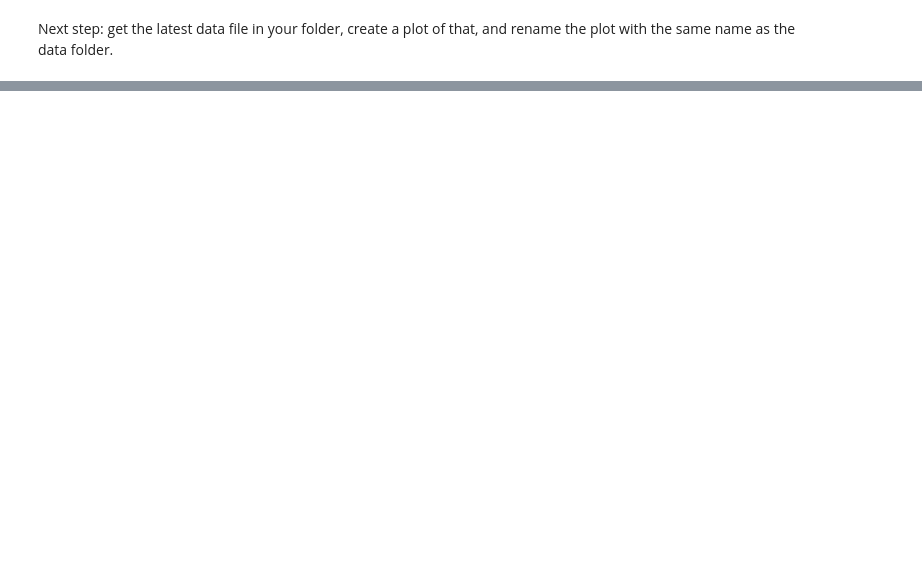
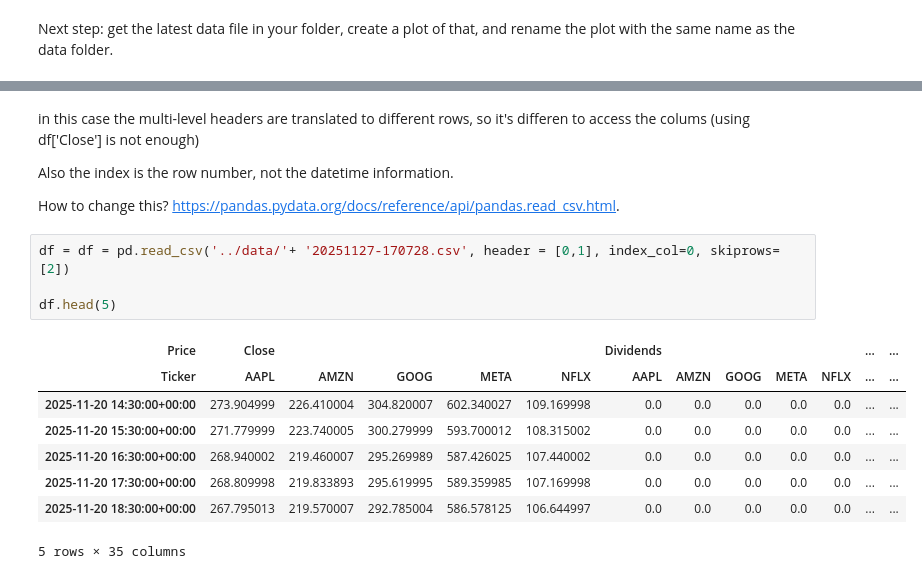
Before and after one commit to irenecelebrin/computer-infrastructure, a Jupyter notebook: roughwork/notes.ipynb, the cells around one changed output, grey strips where cells are left out. Cells and saved outputs as stored; diff of their text form; blank space fills up the shorter version.

```diff
--- a/roughwork/notes.ipynb
+++ b/roughwork/notes.ipynb
@@ -618,0 +639,19 @@ Next step: get the latest data file in your folder, create a plot of that, and r
+# %% [markdown]
+in this case the multi-level headers are translated to different rows, so it's differen to access the colums (using df['Close'] is not enough)
+
+Also the index is the row number, not the datetime information.
+
+How to change this? https://pandas.pydata.org/docs/reference/api/pandas.read_csv.html.
+# %%
+df = df = pd.read_csv('../data/'+ '20251127-170728.csv', header = [0,1], index_col=0, skiprows=[2])
+
+df.head(5)
+# %% [output]
+| Price | Close |  |  |  |  | Dividends |  |  |  |  | ... | ... |
+| Ticker | AAPL | AMZN | GOOG | META | NFLX | AAPL | AMZN | GOOG | META | NFLX | ... | ... |
+| 2025-11-20 14:30:00+00:00 | 273.904999 | 226.410004 | 304.820007 | 602.340027 | 109.169998 | 0.0 | 0.0 | 0.0 | 0.0 | 0.0 | ... | ... |
+| 2025-11-20 15:30:00+00:00 | 271.779999 | 223.740005 | 300.279999 | 593.700012 | 108.315002 | 0.0 | 0.0 | 0.0 | 0.0 | 0.0 | ... | ... |
+| 2025-11-20 16:30:00+00:00 | 268.940002 | 219.460007 | 295.269989 | 587.426025 | 107.440002 | 0.0 | 0.0 | 0.0 | 0.0 | 0.0 | ... | ... |
+| 2025-11-20 17:30:00+00:00 | 268.809998 | 219.833893 | 295.619995 | 589.359985 | 107.169998 | 0.0 | 0.0 | 0.0 | 0.0 | 0.0 | ... | ... |
+| 2025-11-20 18:30:00+00:00 | 267.795013 | 219.570007 | 292.785004 | 586.578125 | 106.644997 | 0.0 | 0.0 | 0.0 | 0.0 | 0.0 | ... | ... |
+5 rows × 35 columns
```
Also changed, not shown: parts of 22 cells of this notebook.
